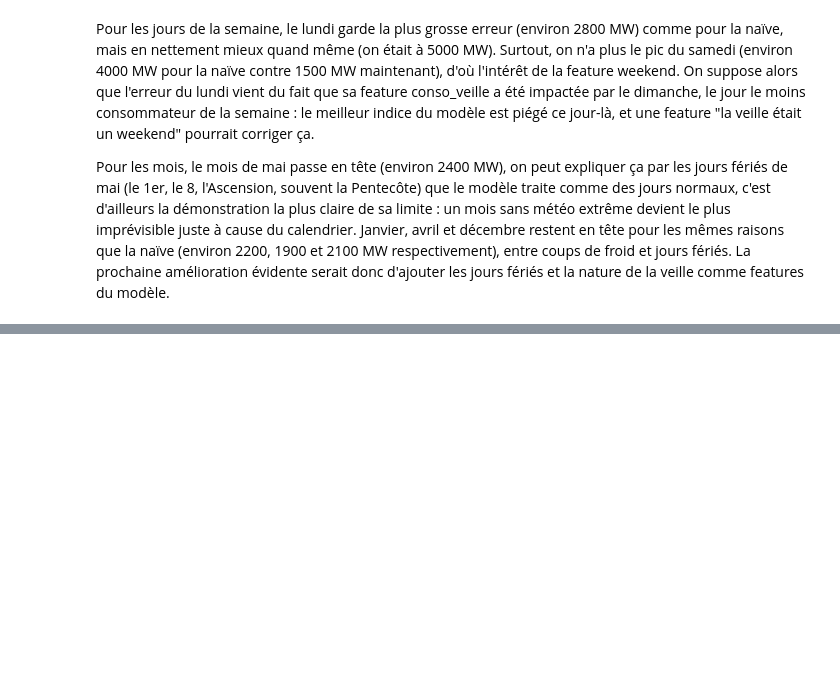
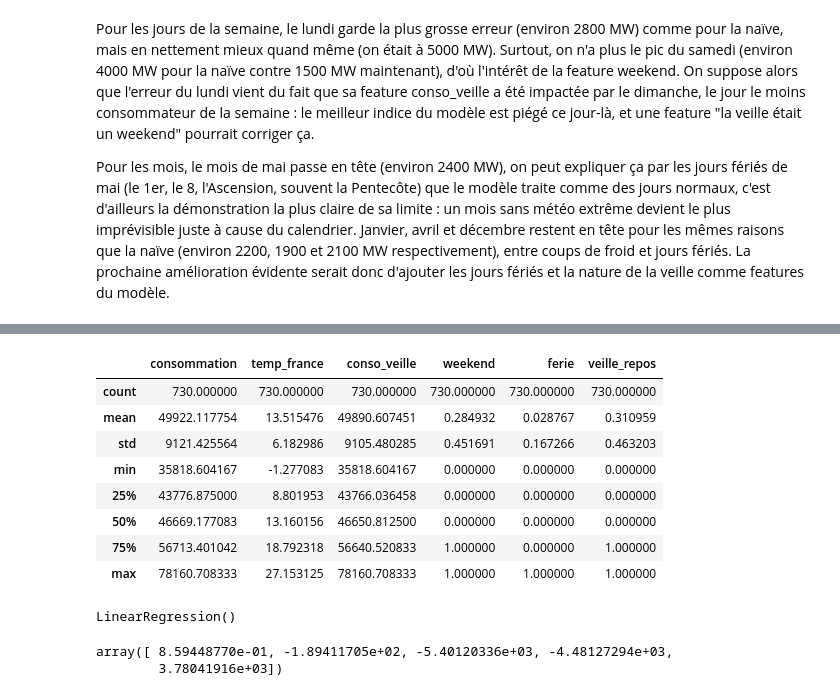
Before and after one commit to fugfug05-design/conso-electrique-france, a Jupyter notebook: notebooks/05-prevision.ipynb, the cells around one changed output, grey strips where cells are left out. Drawn from its saved outputs; the diff is of its cells as text; code cells hidden in the pictures; blank space fills up the shorter version.

Commit message:
features feries et veille de repos : MAE 1126 MW, -51% vs naive

```diff
--- a/notebooks/05-prevision.ipynb
+++ b/notebooks/05-prevision.ipynb
@@ -176,0 +187,25 @@ Pour les mois, le mois de mai passe en tête (environ 2400 MW), on peut explique
+# %%
+FERIES = pd.to_datetime([
+    "2023-01-01", "2023-04-10", "2023-05-01", "2023-05-08", "2023-05-18",
+    "2023-05-29", "2023-07-14", "2023-08-15", "2023-11-01", "2023-11-11", "2023-12-25",
+    "2024-01-01", "2024-04-01", "2024-05-01", "2024-05-08", "2024-05-09",
+    "2024-05-20", "2024-07-14", "2024-08-15", "2024-11-01", "2024-11-11", "2024-12-25",
+]).tz_localize("UTC")
+# %%
+df_jour['ferie']=df_jour['date'].isin(FERIES).astype(int)
+# %%
+df_jour['veille_repos']=(df_jour['ferie'] + df_jour['weekend'] >= 1).astype(int)
+# %%
+df_jour["veille_repos"] = df_jour["veille_repos"].shift(1).fillna(0).astype(int)
+# %%
+df_jour.describe()
+# %% [output]
+|  | consommation | temp_france | conso_veille | weekend | ferie | veille_repos |
+| count | 730.000000 | 730.000000 | 730.000000 | 730.000000 | 730.000000 | 730.000000 |
+| mean | 49922.117754 | 13.515476 | 49890.607451 | 0.284932 | 0.028767 | 0.310959 |
+| std | 9121.425564 | 6.182986 | 9105.480285 | 0.451691 | 0.167266 | 0.463203 |
+| min | 35818.604167 | -1.277083 | 35818.604167 | 0.000000 | 0.000000 | 0.000000 |
+| 25% | 43776.875000 | 8.801953 | 43766.036458 | 0.000000 | 0.000000 | 0.000000 |
+| 50% | 46669.177083 | 13.160156 | 46650.812500 | 0.000000 | 0.000000 | 0.000000 |
+| 75% | 56713.401042 | 18.792318 | 56640.520833 | 1.000000 | 0.000000 | 1.000000 |
+| max | 78160.708333 | 27.153125 | 78160.708333 | 1.000000 | 1.000000 | 1.000000 |
@@ -176,0 +217,14 @@ Pour les mois, le mois de mai passe en tête (environ 2400 MW), on peut explique
+# %%
+
+X_train = train[colonnes_v2]
+y_train = train["consommation"]
+
+modele_v2 = LinearRegression()
+modele_v2.fit(X_train, y_train)
+# %% [output]
+LinearRegression()
+# %%
+modele_v2.coef_
+# %% [output]
+array([ 8.59448770e-01, -1.89411705e+02, -5.40120336e+03, -4.48127294e+03,
+        3.78041916e+03])
```
Also changed, not shown: parts of 13 cells of this notebook.
